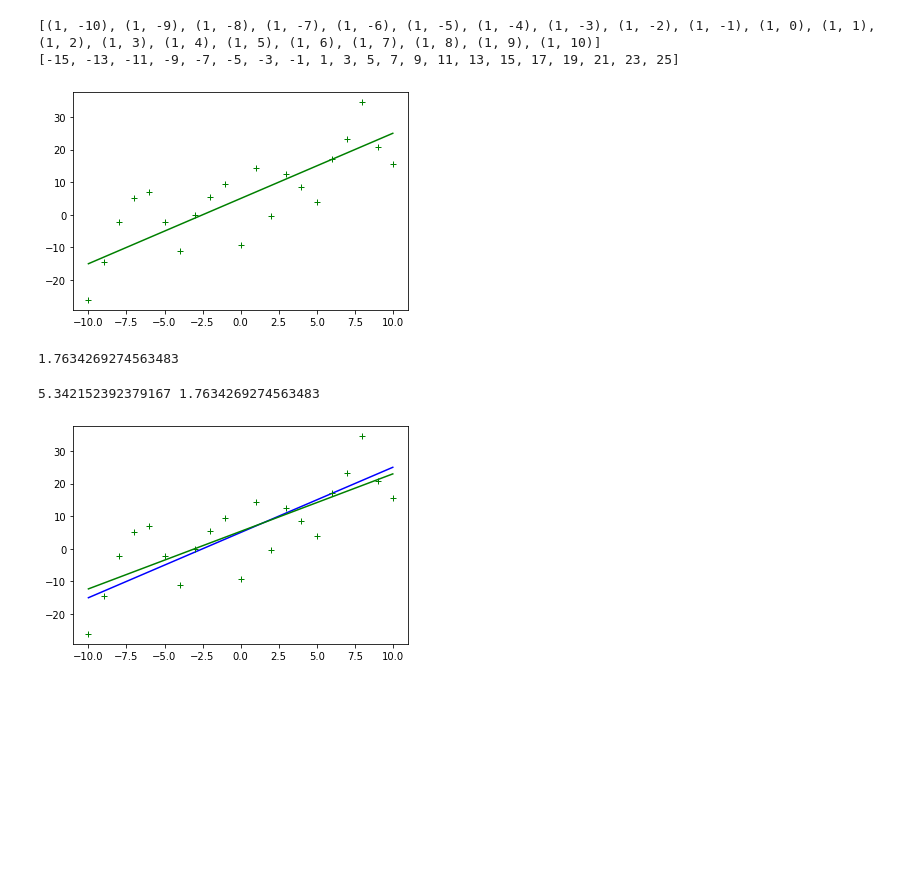
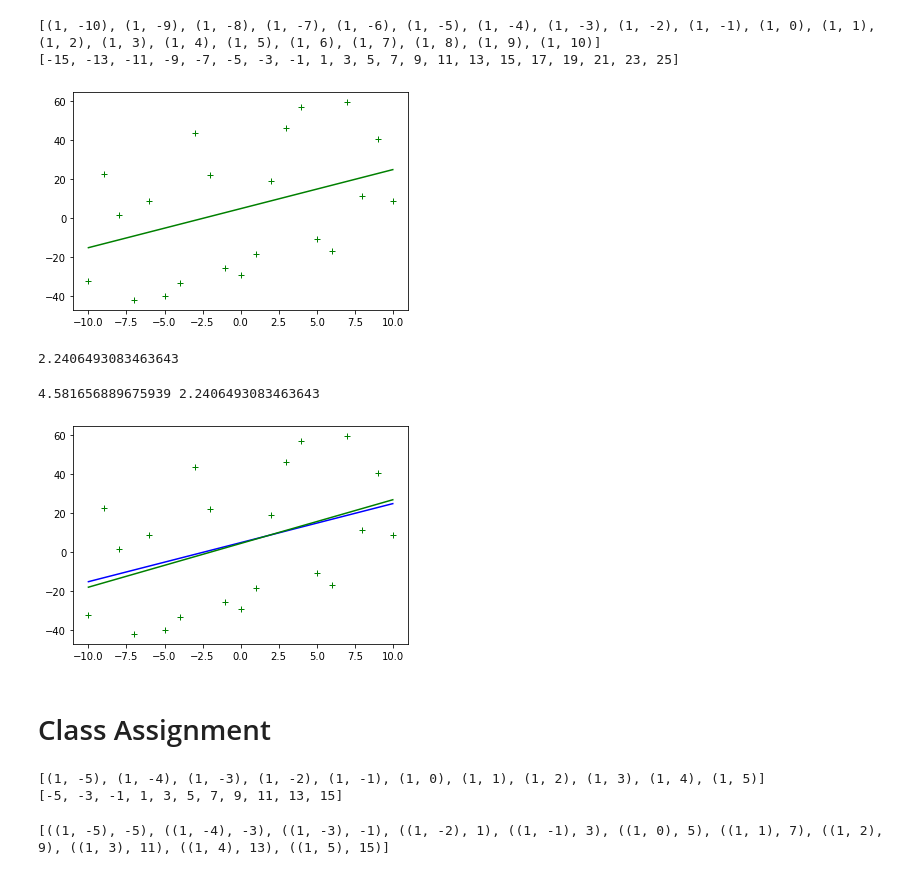
Before and after one commit to everestso/Fall21Spring22, a Jupyter notebook: c191f21_1.ipynb, the cells around one changed output. Drawn from its saved outputs; the diff is of its cells as text; code cells hidden in the pictures; blank space fills up the shorter version.

```diff
--- a/c191f21_1.ipynb
+++ b/c191f21_1.ipynb
@@ -90,27 +90,27 @@ print (Y)
 # %%
 ## Add Noise
 import random
 import numpy as np
-EPS = 30
+EPS = 100
 yNoise = [y+random.random()*EPS-EPS/2 for y in Y]
 
 plt.plot(dataX1, Y, "g")
 plt.plot(dataX1, yNoise, "g+")
 plt.show()
 # %% [output]
-[figure, old version]
+[figure, new version]
 # %%
 cv =np.cov(dataX1, yNoise, bias=True, rowvar=False)
 w1 = cv[1][0]/cv[0][0]
 print(w1)
 # %% [output]
-1.7634269274563483
+2.2406493083463643
 # %%
 Xbar, Ybar = np.mean(dataX1), np.mean(yNoise)
 w0 = Ybar - w1*Xbar
 print(w0,w1)
 # %% [output]
-5.342152392379167 1.7634269274563483
+4.581656889675939 2.2406493083463643
 # %%
 yPredicted = [F([w0,w1], x) for x in data]
 plt.plot(dataX1, Y, "b")
@@ -118,4 +118,26 @@ plt.plot(dataX1, yPredicted, "g")
 plt.plot(dataX1, yNoise, "g+")
 plt.show()
 # %% [output]
-[figure, old version]
+[figure, new version]
+# %% [markdown]
+# Class Assignment
+# %%
+Weights = [5, 2] # F(X) = 5x_0 + 2x_1
+F = lambda W, X: sum([w*x for w,x in zip(W,X)])
+
+dataX1 = range(-5, 6, 1)
+dataX0 = [1]*len(dataX1)
+
+data = (list(zip(dataX0, dataX1)))
+print (data)
+Y = [F(Weights, X) for X in data]
+print (Y)
+# %% [output]
+[(1, -5), (1, -4), (1, -3), (1, -2), (1, -1), (1, 0), (1, 1), (1, 2), (1, 3), (1, 4), (1, 5)]
+[-5, -3, -1, 1, 3, 5, 7, 9, 11, 13, 15]
+# %%
+TrainingData1 = zip(data, Y)
+
+print (list(TrainingData1))
+# %% [output]
+[((1, -5), -5), ((1, -4), -3), ((1, -3), -1), ((1, -2), 1), ((1, -1), 3), ((1, 0), 5), ((1, 1), 7), ((1, 2), 9), ((1, 3), 11), ((1, 4), 13), ((1, 5), 15)]
```
Also changed, not shown: parts of 7 cells of this notebook.
